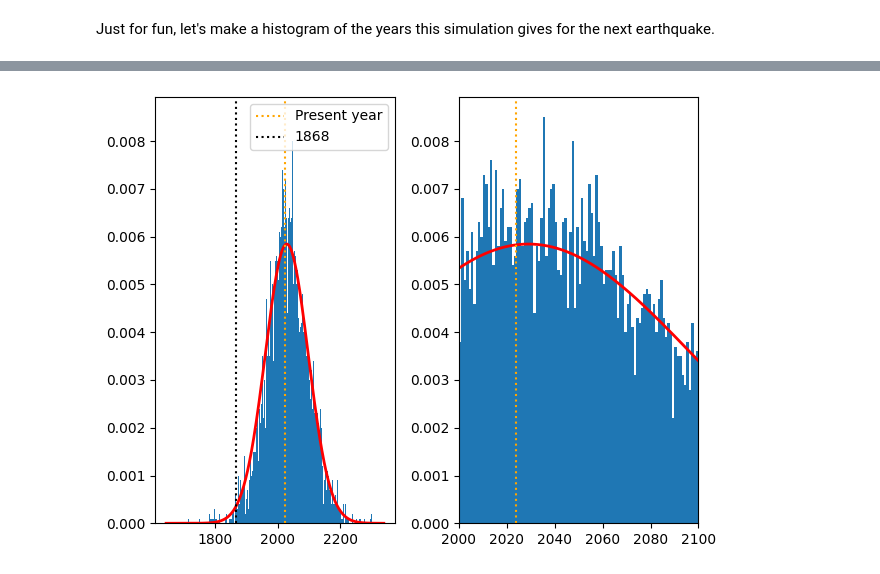
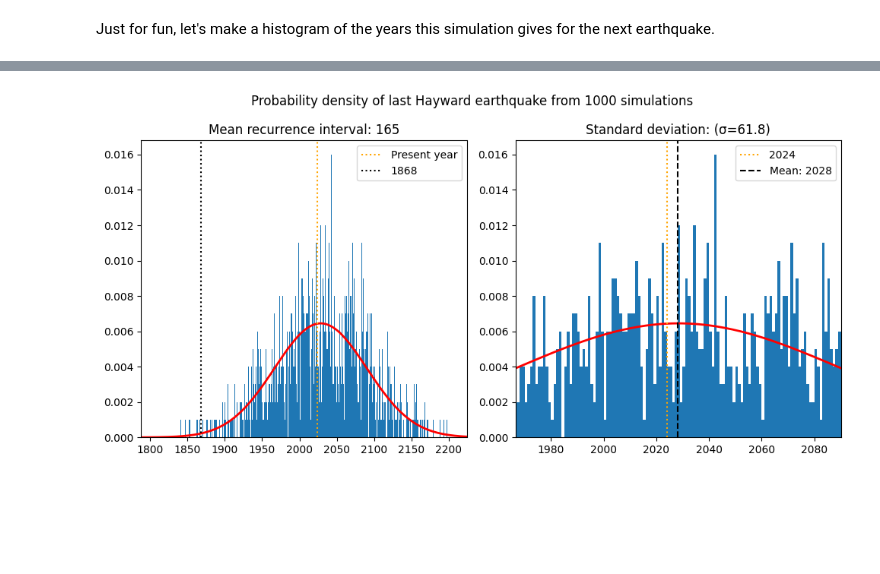
Before and after one commit to yair-franco/hayward_sequence_sim, a Jupyter notebook: sequence_simulator.ipynb, the cells around one changed output, grey strips where cells are left out. Drawn from its saved outputs; the diff is of its cells as text; code cells hidden in the pictures; blank space fills up the shorter version.

Commit message:
more plots
added main sequence plot

```diff
--- a/sequence_simulator.ipynb
+++ b/sequence_simulator.ipynb
@@ -46,7 +46,7 @@ ri = 161
 sd = 65
 
 
-for i in range(19):
+for i in range(10):
     startyear = dates[0] + np.random.randint(-errors[0],errors[0])
     fakeseq = [startyear]
 
@@ -199,0 +243,19 @@ Lienkaemper sequence: [91, 247, 444, 660, 822, 957, 1134, 1317, 1475, 1629, 1725
+# %%
+x = np.arange(1,len(seq)+1,1)
+
+fig, ax = plt.subplots(figsize=(10,11))
+
+fig.suptitle(f'Lienkaemper carbon dates: {len(sq)} simulated sequences')
+
+ax.set_xlabel(f"Event number")
+ax.set_ylabel(f'Year')
+ax.set_xticks(x)
+# ax.scatter(x,sq[0], s = 2, marker='.',color = 'red')
+
+by_event = []
+for i in range(len(x)):
+    by_event.append([ev[i] for ev in sq])
+
+ax.violinplot(by_event)
+# for l in sq:
+#     ax.scatter(x,l, s = 1, marker='.',color = 'red')
@@ -245,29 +282,39 @@ IndexError: list index out of range
 # %%
-h = np.array(nextdates)
+h = np.array([x[-1] for x in sq])
 binsize = max(h) - min(h)
 sigma = np.std(h)
 mu = np.mean(h)
 
-fig, ax = plt.subplots(1, 2, tight_layout=True)
+fig, ax = plt.subplots(1, 2, tight_layout=True, figsize=(10,5))
 
-count, bins, ignored = ax[0].hist(h, binsize, density=True)
+fig.suptitle(f'Probability density of last Hayward earthquake from {len(h)} simulations')
+
+count, bins, ignored = ax[0].hist(h, binsize, density=True) #plot main hist
 gauss = 1 / (sigma * np.sqrt(2 * np.pi)) * np.exp((-1/2)*((bins-mu)/sigma)**2)
+
+ax[0].set_title(f"Mean recurrence interval: {meanRI}")
+ax[1].set_title(f"Standard deviation: (σ={round(sigma,1)})")
 
 ax[0].plot(bins, gauss,
          linewidth=2, color='r')
+
+ax[0].set_xlim(min(h),max(h))
 ax[0].axvline(present,linestyle=':',color='orange',label='Present year')
 ax[0].axvline(1868,linestyle=':',color='black',label='1868')
 ax[0].legend()
 
 
-ax[1].hist(h, binsize, density=True)
+ax[1].hist(h, binsize, density=True) #plot sub hist
 ax[1].plot(bins, gauss,
          linewidth=2, color='r')
-ax[1].set_xlim(2000,2100)
+
 ax[1].axvline(2024,linestyle=':',color='orange',label='2024')
+ax[1].axvline(round(mu),linestyle='--',color='black',label=f'Mean: {round(mu)}')
 
-
+ax[1].set_xlim(mu-sigma,mu+sigma)
+ax[1].legend()
+#ax[1].set_xlim(2000,2100)
 
 plt.show()
 # %% [output]
-[figure, old version]
+[figure, new version]
```
Also changed, not shown: parts of 14 cells of this notebook.
